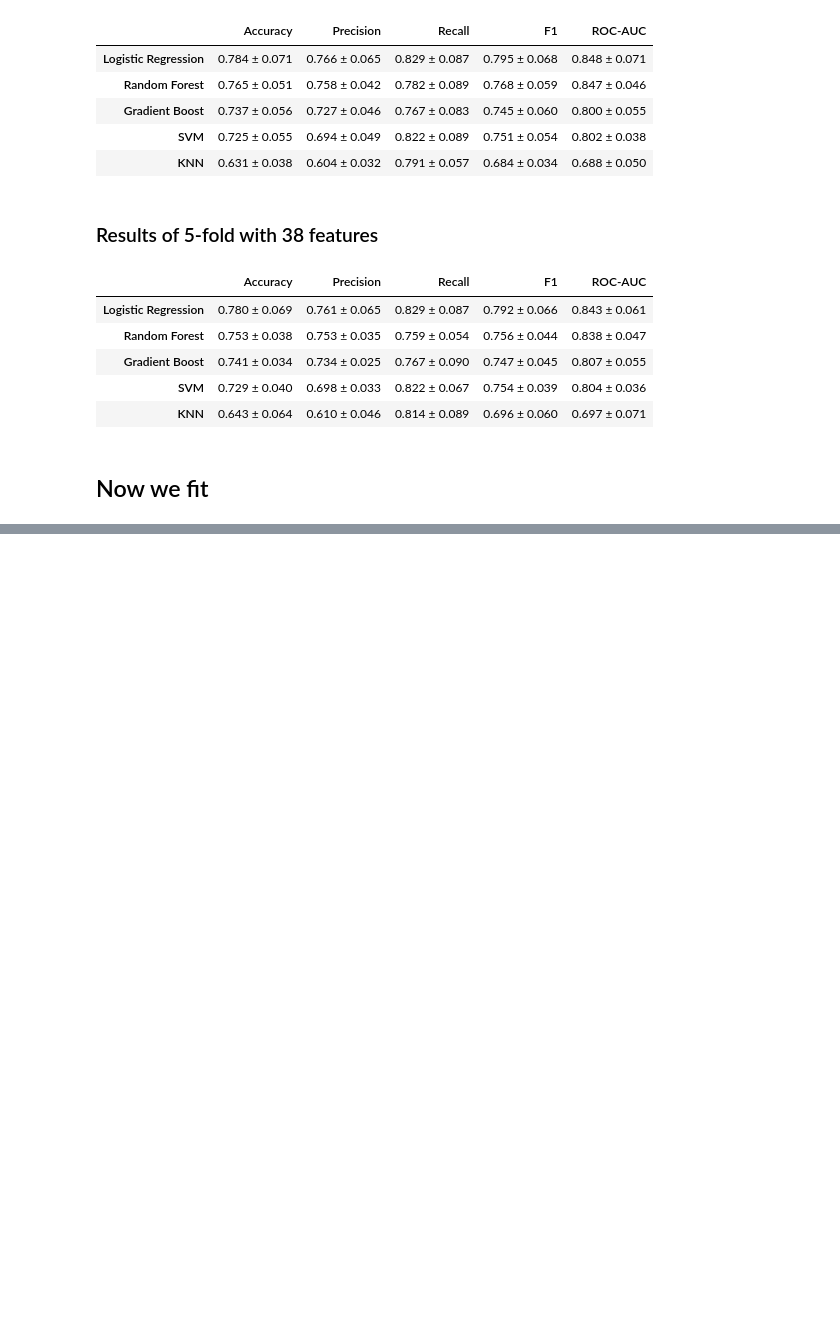
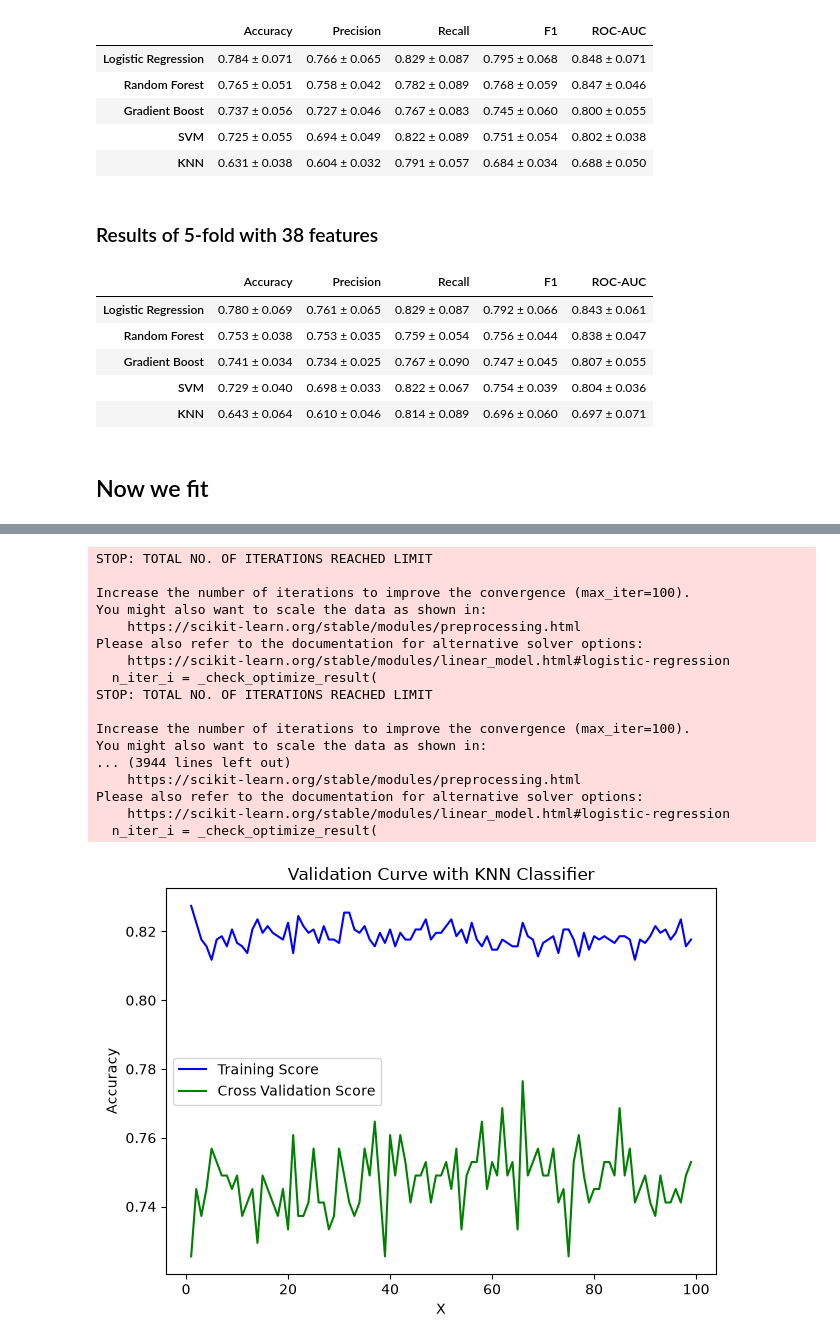
Before and after one commit to esoey/DAT540-Project, a Jupyter notebook: project_gd.ipynb, the cells around one changed output, grey strips where cells are left out. Cells and saved outputs as stored; diff of their text form; code cells hidden in the pictures; blank space fills up the shorter version.

```diff
--- a/project_gd.ipynb
+++ b/project_gd.ipynb
@@ -466,0 +509,46 @@ print(f1_score(y_test, y_hat))
+# %%
+parameter_range = np.arange(1, 100, 1)
+train_score, test_score = validation_curve(estimator=LogisticRegression(), X=X_train, y=y_train,
+                 param_name="C", param_range=parameter_range,
+                                           cv=cross_validation, scoring="accuracy")
+
+# Calculating mean and standard deviation of training score
+mean_train_score = np.mean(train_score, axis=1)
+std_train_score = np.std(train_score, axis=1)
+
+# Calculating mean and standard deviation of testing score
+mean_test_score = np.mean(test_score, axis=1)
+std_test_score = np.std(test_score, axis=1)
+
+# Plot mean accuracy scores for training and testing scores
+plt.plot(parameter_range, mean_train_score,
+         label="Training Score", color='b')
+plt.plot(parameter_range, mean_test_score,
+         label="Cross Validation Score", color='g')
+
+# Creating the plot
+plt.title("Validation Curve with KNN Classifier")
+plt.xlabel("X")
+plt.ylabel("Accuracy")
+plt.tight_layout()
+plt.legend(loc='best')
+plt.show()
+# %% [output]
+STOP: TOTAL NO. OF ITERATIONS REACHED LIMIT
+
+Increase the number of iterations to improve the convergence (max_iter=100).
+You might also want to scale the data as shown in:
+    https://scikit-learn.org/stable/modules/preprocessing.html
+Please also refer to the documentation for alternative solver options:
+    https://scikit-learn.org/stable/modules/linear_model.html#logistic-regression
+  n_iter_i = _check_optimize_result(
+STOP: TOTAL NO. OF ITERATIONS REACHED LIMIT
+
+Increase the number of iterations to improve the convergence (max_iter=100).
+You might also want to scale the data as shown in:
+... (3944 lines left out)
+    https://scikit-learn.org/stable/modules/preprocessing.html
+Please also refer to the documentation for alternative solver options:
+    https://scikit-learn.org/stable/modules/linear_model.html#logistic-regression
+  n_iter_i = _check_optimize_result(
+[figure, added]
```
Also changed, not shown: parts of 4 cells of this notebook.
